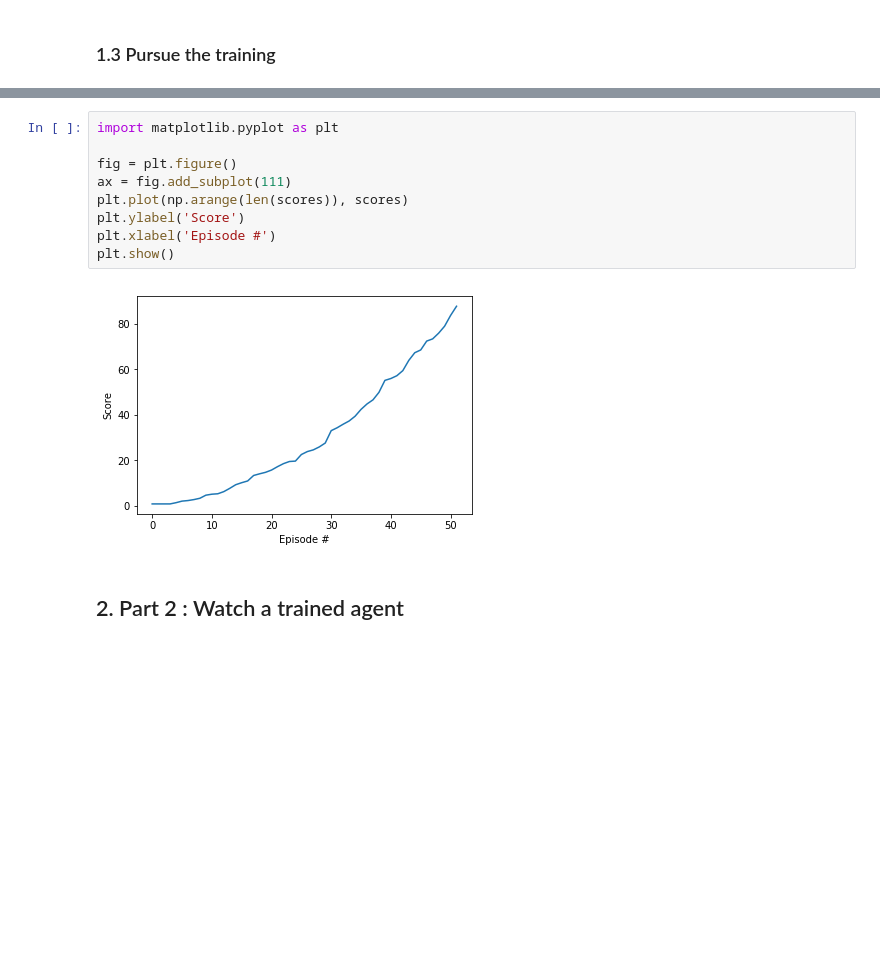
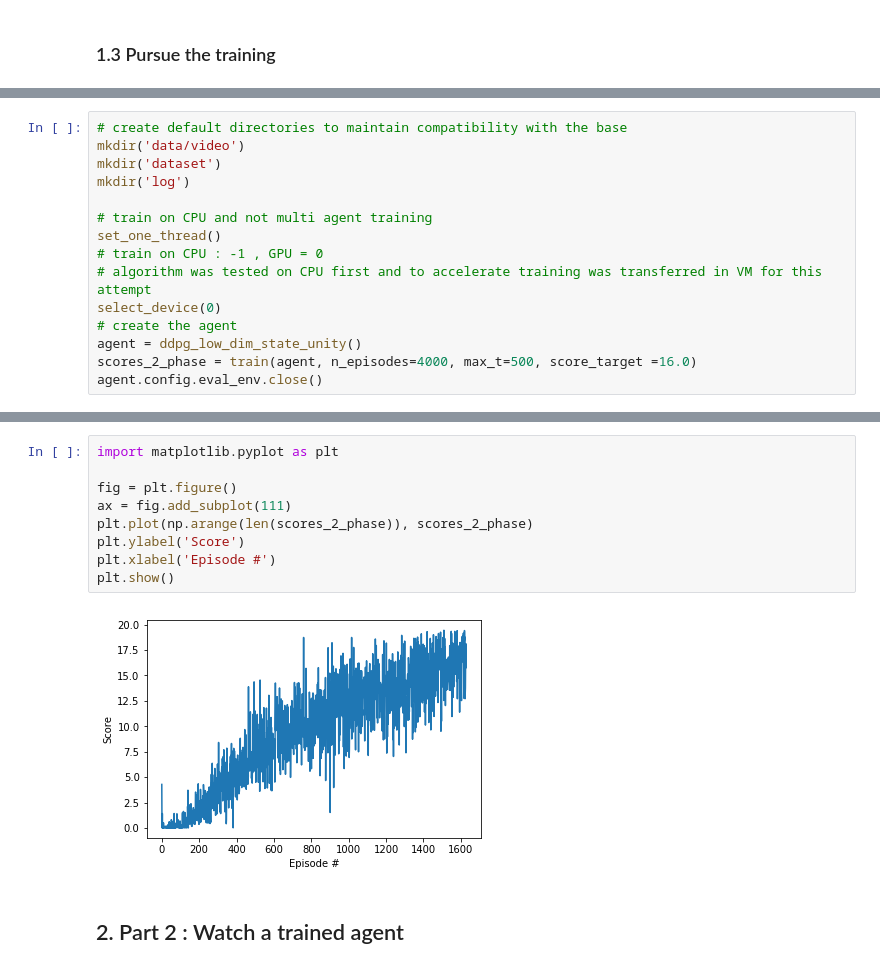
Before and after one commit to BDGITAI/RL_P2_CONTINUOUS_CONTROL, a Jupyter notebook: ContinuousControl_1agent.ipynb, the cells around one changed output, grey strips where cells are left out. Drawn from its saved outputs; the diff is of its cells as text; blank space fills up the shorter version.

```diff
--- a/ContinuousControl_1agent.ipynb
+++ b/ContinuousControl_1agent.ipynb
@@ -176,0 +192,15 @@ Environment solved in 325 episodes!     Average Score: 16.05
+# %%
+# create default directories to maintain compatibility with the base
+mkdir('data/video')
+mkdir('dataset')
+mkdir('log')
+
+# train on CPU and not multi agent training
+set_one_thread()
+# train on CPU : -1 , GPU = 0
+# algorithm was tested on CPU first and to accelerate training was transferred in VM for this attempt
+select_device(0)
+# create the agent
+agent = ddpg_low_dim_state_unity()
+scores_2_phase = train(agent, n_episodes=4000, max_t=500, score_target =16.0)
+agent.config.eval_env.close()
@@ -177,14 +227,14 @@ Environment solved in 325 episodes!     Average Score: 16.05
 # %%
 import matplotlib.pyplot as plt
 
 fig = plt.figure()
 ax = fig.add_subplot(111)
-plt.plot(np.arange(len(scores)), scores)
+plt.plot(np.arange(len(scores_2_phase)), scores_2_phase)
 plt.ylabel('Score')
 plt.xlabel('Episode #')
 plt.show()
 # %% [output]
-[figure, old version]
+[figure, new version]
 # %% [markdown]
 ## 2. Part 2 : Watch a trained agent
 # %%
```
Also changed, not shown: parts of 14 cells of this notebook.
